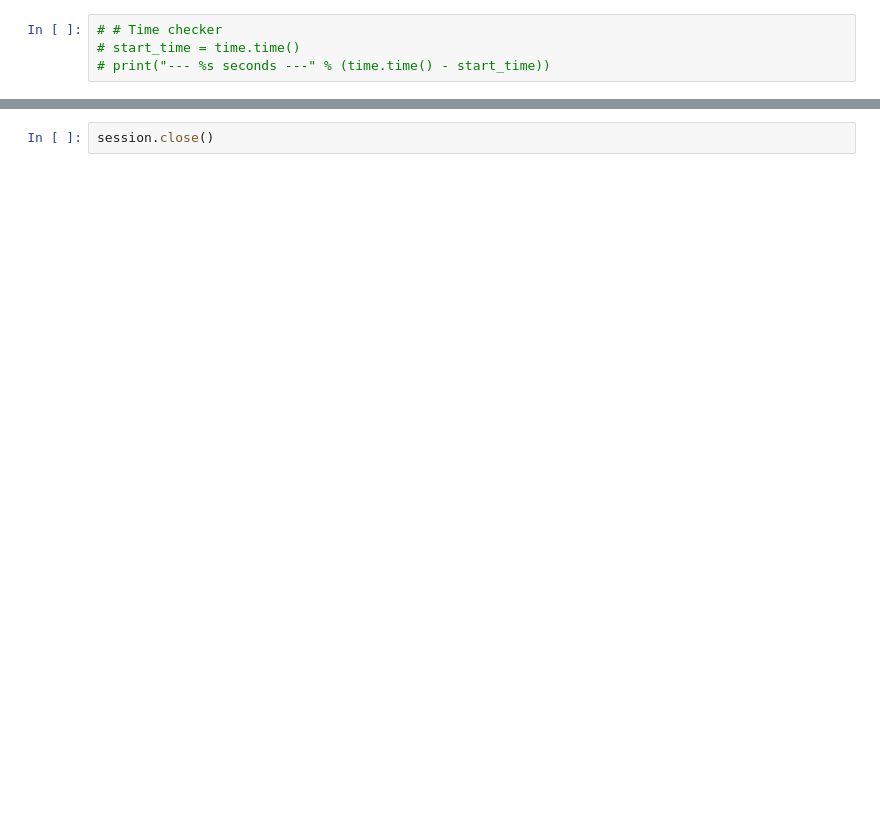
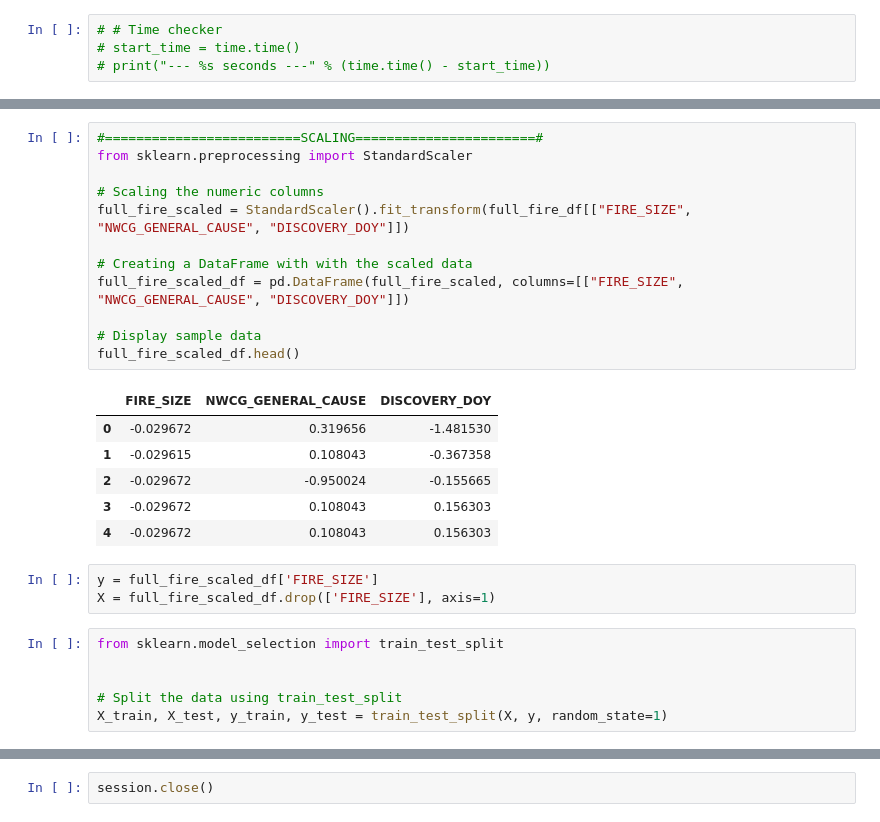
Before and after one commit to equitymarkets/Wildfires, a Jupyter notebook: wildfires.ipynb, the cells around one changed output, grey strips where cells are left out. Cells and saved outputs as stored; diff of their text form; blank space fills up the shorter version.

```diff
--- a/wildfires.ipynb
+++ b/wildfires.ipynb
@@ -49,0 +175,28 @@ fire_count_year_df
+# %%
+#=========================SCALING=======================#
+from sklearn.preprocessing import StandardScaler
+
+# Scaling the numeric columns
+full_fire_scaled = StandardScaler().fit_transform(full_fire_df[["FIRE_SIZE", "NWCG_GENERAL_CAUSE", "DISCOVERY_DOY"]])
+
+# Creating a DataFrame with with the scaled data
+full_fire_scaled_df = pd.DataFrame(full_fire_scaled, columns=[["FIRE_SIZE", "NWCG_GENERAL_CAUSE", "DISCOVERY_DOY"]])
+
+# Display sample data
+full_fire_scaled_df.head()
+# %% [output]
+|  | FIRE_SIZE | NWCG_GENERAL_CAUSE | DISCOVERY_DOY |
+| 0 | -0.029672 | 0.319656 | -1.481530 |
+| 1 | -0.029615 | 0.108043 | -0.367358 |
+| 2 | -0.029672 | -0.950024 | -0.155665 |
+| 3 | -0.029672 | 0.108043 | 0.156303 |
+| 4 | -0.029672 | 0.108043 | 0.156303 |
+# %%
+y = full_fire_scaled_df['FIRE_SIZE']
+X = full_fire_scaled_df.drop(['FIRE_SIZE'], axis=1)
+# %%
+from sklearn.model_selection import train_test_split
+
+
+# Split the data using train_test_split
+X_train, X_test, y_train, y_test = train_test_split(X, y, random_state=1)
```
Also changed, not shown: parts of 15 cells of this notebook, 7 other files.
